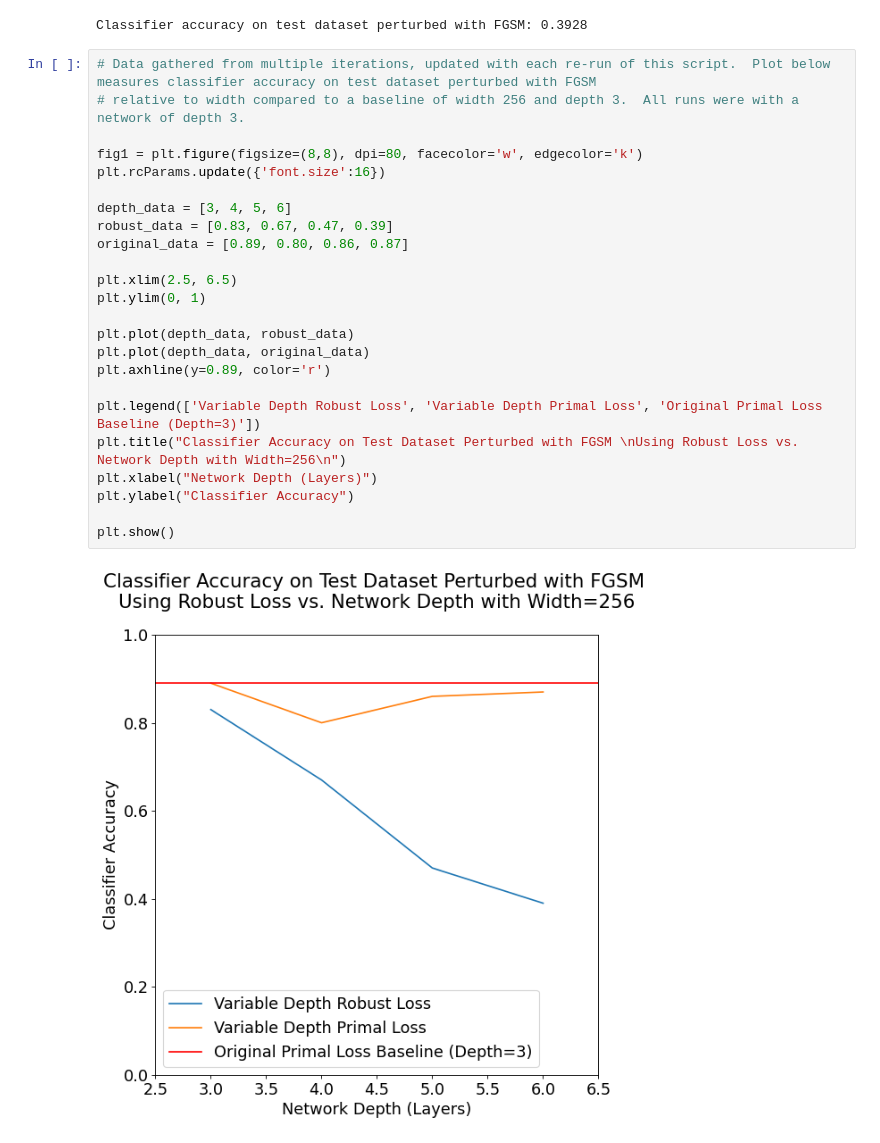
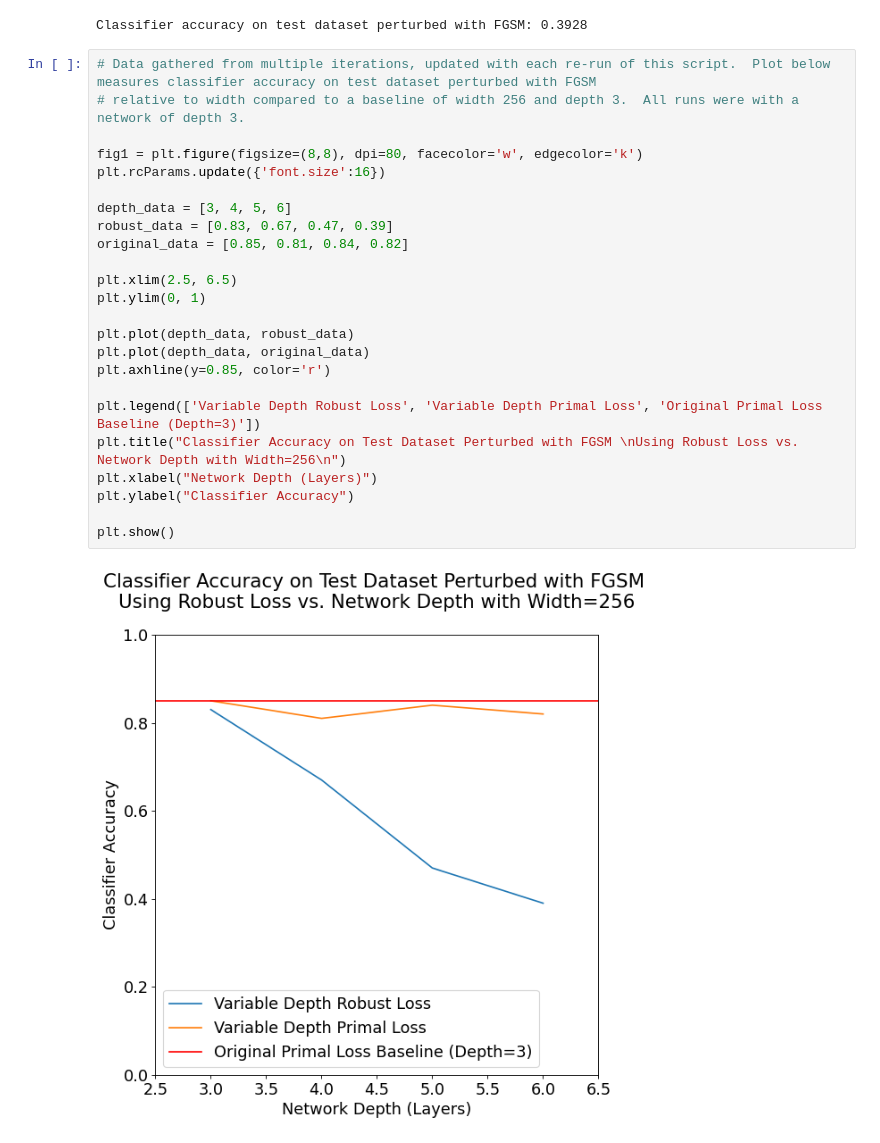
Before and after one commit to PBales1/Provably_Robust_DNN, a Jupyter notebook: Robust_DNN_Properties_and_Dimension_Analysis.ipynb, the cells around one changed output. Cells and saved outputs as stored; diff of their text form.

```diff
--- a/Robust_DNN_Properties_and_Dimension_Analysis.ipynb
+++ b/Robust_DNN_Properties_and_Dimension_Analysis.ipynb
@@ -583,29 +606,29 @@ Classifier accuracy on test dataset perturbed with FGSM: 0.3928
 # %%
 # Data gathered from multiple iterations, updated with each re-run of this script.  Plot below measures classifier accuracy on test dataset perturbed with FGSM
 # relative to width compared to a baseline of width 256 and depth 3.  All runs were with a network of depth 3.
 
 fig1 = plt.figure(figsize=(8,8), dpi=80, facecolor='w', edgecolor='k')
 plt.rcParams.update({'font.size':16})
 
 depth_data = [3, 4, 5, 6]
 robust_data = [0.83, 0.67, 0.47, 0.39]
-original_data = [0.89, 0.80, 0.86, 0.87]
+original_data = [0.85, 0.81, 0.84, 0.82]
 
 plt.xlim(2.5, 6.5)
 plt.ylim(0, 1)
 
 plt.plot(depth_data, robust_data)
 plt.plot(depth_data, original_data)
-plt.axhline(y=0.89, color='r')
+plt.axhline(y=0.85, color='r')
 
 plt.legend(['Variable Depth Robust Loss', 'Variable Depth Primal Loss', 'Original Primal Loss Baseline (Depth=3)'])
 plt.title("Classifier Accuracy on Test Dataset Perturbed with FGSM \nUsing Robust Loss vs. Network Depth with Width=256\n")
 plt.xlabel("Network Depth (Layers)")
 plt.ylabel("Classifier Accuracy")
 
 plt.show()
 # %% [output]
-[figure, old version]
+[figure, new version]
 # %%
 # Data gathered from multiple iterations, updated with each re-run of this script.  Plot below measures classifier accuracy on test dataset perturbed with FGSM
 # relative to width compared to a baseline of width 256 and depth 3.  All runs were with a network of depth 3.
```
Also changed, not shown: parts of 11 cells of this notebook, 1 other file.
